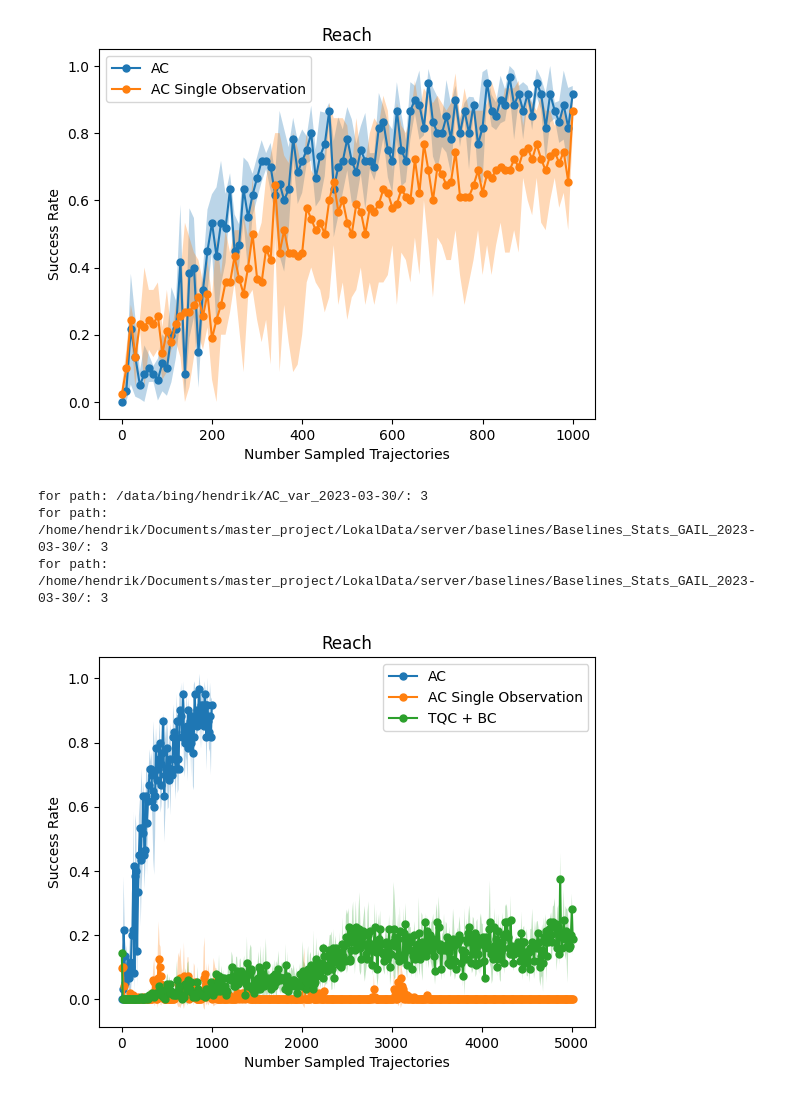
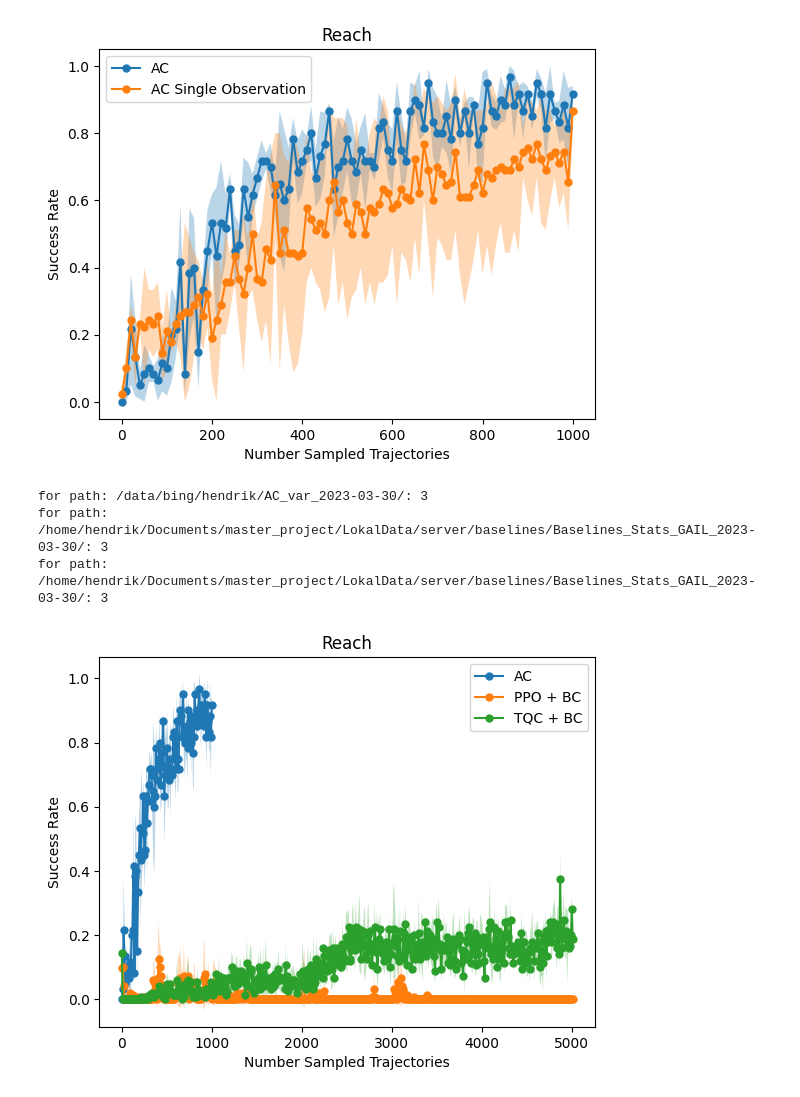
Before and after one commit to ReliableTree/ActiveCritic, a Jupyter notebook: src/active_critic/analyze_stats/dense_1/reach.ipynb, the cells around one changed output. Cells and saved outputs as stored; diff of their text form; code cells hidden in the pictures.

```diff
--- a/src/active_critic/analyze_stats/dense_1/reach.ipynb
+++ b/src/active_critic/analyze_stats/dense_1/reach.ipynb
@@ -27,29 +27,32 @@ for path: /home/hendrik/Documents/master_project/LokalData/server/AC/AC_var_2023
 # %%
 AC_path = '/data/bing/hendrik/AC_var_2023-03-30/'
 
 include_AC = ['statsoptimized', 'reach max compute budget only positive reach opt steps: 3 trainin eps: 1000 opt mode: actor+plan demonstrations: 1, im_ph:False, training_episodes: 10, min critic: 1e-05, wd: 0.01, val_every: 1000']
 exclude_AC = []
 
 PPO_path = '/home/hendrik/Documents/master_project/LokalData/server/baselines/Baselines_Stats_GAIL_2023-03-30/'
 include_PPO = ['learner', 'PPO_reach_lr_0.0005_demonstrations_1_n_samples_5000']
 exclude_PPO = []
 
 TQC_path = '/home/hendrik/Documents/master_project/LokalData/server/baselines/Baselines_Stats_GAIL_2023-03-30/'
 include_TQC = ['learner', 'TQC_reach_lr_0.00073_demonstrations_1_n_samples_5000']
 exclude_TQC = []
 
+save_path = '/home/hendrik/Documents/Master Thesis/TUM_Thesis_Template_CSE/images/dense_1/'
+
+
 make_plot(
     paths=[AC_path, PPO_path, TQC_path],
     includes=[include_AC, include_PPO, include_TQC],
     excludes=[exclude_AC, exclude_PPO, exclude_TQC],
-    names=['AC', 'AC Single Observation', 'TQC + BC', 'RPPO + BC'],
+    names=['AC', 'PPO + BC', 'TQC + BC', 'RPPO + BC'],
     plot_name='Reach',
-    save_path = None,
+    save_path = save_path,
     plot_closest=False,
     mean=False
     )
 # %% [output]
 for path: /data/bing/hendrik/AC_var_2023-03-30/: 3
 for path: /home/hendrik/Documents/master_project/LokalData/server/baselines/Baselines_Stats_GAIL_2023-03-30/: 3
 for path: /home/hendrik/Documents/master_project/LokalData/server/baselines/Baselines_Stats_GAIL_2023-03-30/: 3
-[figure, old version]
+[figure, new version]
```
Also changed, not shown: 1 other file.
